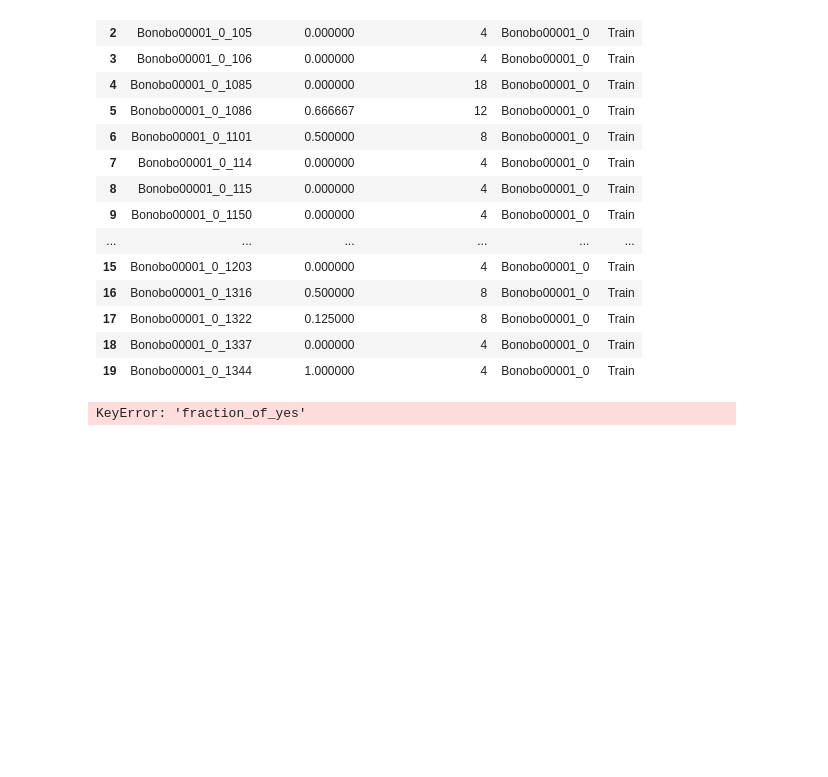
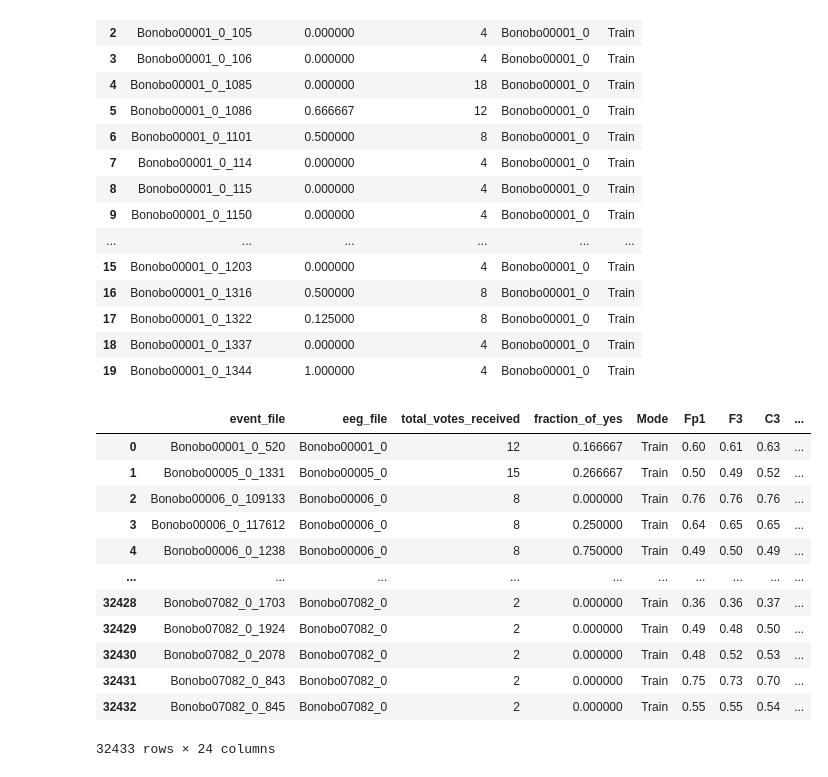
Before and after one commit to NickLJLee/bonobo, a Jupyter notebook: 1_calculate_predictions.ipynb, the cells around one changed output. Drawn from its saved outputs; the diff is of its cells as text; code cells hidden in the pictures; blank space fills up the shorter version.

Commit message:
little change before spikedetection

```diff
--- a/1_calculate_predictions.ipynb
+++ b/1_calculate_predictions.ipynb
@@ -465,15 +397,27 @@ df = df[(df['fraction_of_yes'] == 1) | (df['fraction_of_yes'] == 0)]
 
 output_path = '/home/ubuntu/code/Spike_37chan/hard_label.csv'
 df.to_csv(output_path, index=False)
-# %%
-path_model = 'Models/YOUR_MODEL_NAME'
-# load config file
-with open(path_model+'/config.pkl', 'rb') as f:
-   config = pickle.load(f)
-# load dataset
-df = pd.read_csv(config.PATH_LUT_BONOBO,sep=';')
-df_filtered = df[(df['fraction_of_yes'] <= 0.3) | (df['fraction_of_yes'] >= 0.7)]
-output_path = '/home/ubuntu/code/Spike_37chan/soft_label.csv'
-df_filtered.to_csv(output_path, index=False)
-# %% [output]
-KeyError: 'fraction_of_yes'
+# %%
+import pandas as pd
+
+lut_labelled = pd.read_csv('/home/ubuntu/code/Spike_37chan/lut_labelled_20230628.csv', delimiter=';')
+spike_loc_SpikeNet = pd.read_csv('/home/ubuntu/data/spike_loc_SpikeNet.csv')
+
+spike_loc_SpikeNet['fileKey'] = spike_loc_SpikeNet['fileKey'].str.replace('.mat', '', regex=False)
+
+merged_data = pd.merge(lut_labelled, spike_loc_SpikeNet, left_on='event_file', right_on='fileKey', how='left').drop(columns=['fileKey'])
+merged_data
+# %% [output]
+|  | event_file | eeg_file | total_votes_received | fraction_of_yes | Mode | Fp1 | F3 | C3 | ... |
+| 0 | Bonobo00001_0_520 | Bonobo00001_0 | 12 | 0.166667 | Train | 0.60 | 0.61 | 0.63 | ... |
+| 1 | Bonobo00005_0_1331 | Bonobo00005_0 | 15 | 0.266667 | Train | 0.50 | 0.49 | 0.52 | ... |
+| 2 | Bonobo00006_0_109133 | Bonobo00006_0 | 8 | 0.000000 | Train | 0.76 | 0.76 | 0.76 | ... |
+| 3 | Bonobo00006_0_117612 | Bonobo00006_0 | 8 | 0.250000 | Train | 0.64 | 0.65 | 0.65 | ... |
+| 4 | Bonobo00006_0_1238 | Bonobo00006_0 | 8 | 0.750000 | Train | 0.49 | 0.50 | 0.49 | ... |
+| ... | ... | ... | ... | ... | ... | ... | ... | ... | ... |
+| 32428 | Bonobo07082_0_1703 | Bonobo07082_0 | 2 | 0.000000 | Train | 0.36 | 0.36 | 0.37 | ... |
+| 32429 | Bonobo07082_0_1924 | Bonobo07082_0 | 2 | 0.000000 | Train | 0.49 | 0.48 | 0.50 | ... |
+| 32430 | Bonobo07082_0_2078 | Bonobo07082_0 | 2 | 0.000000 | Train | 0.48 | 0.52 | 0.53 | ... |
+| 32431 | Bonobo07082_0_843 | Bonobo07082_0 | 2 | 0.000000 | Train | 0.75 | 0.73 | 0.70 | ... |
+| 32432 | Bonobo07082_0_845 | Bonobo07082_0 | 2 | 0.000000 | Train | 0.55 | 0.55 | 0.54 | ... |
+32433 rows × 24 columns
```
Also changed, not shown: parts of 7 cells of this notebook, 1 other file.
